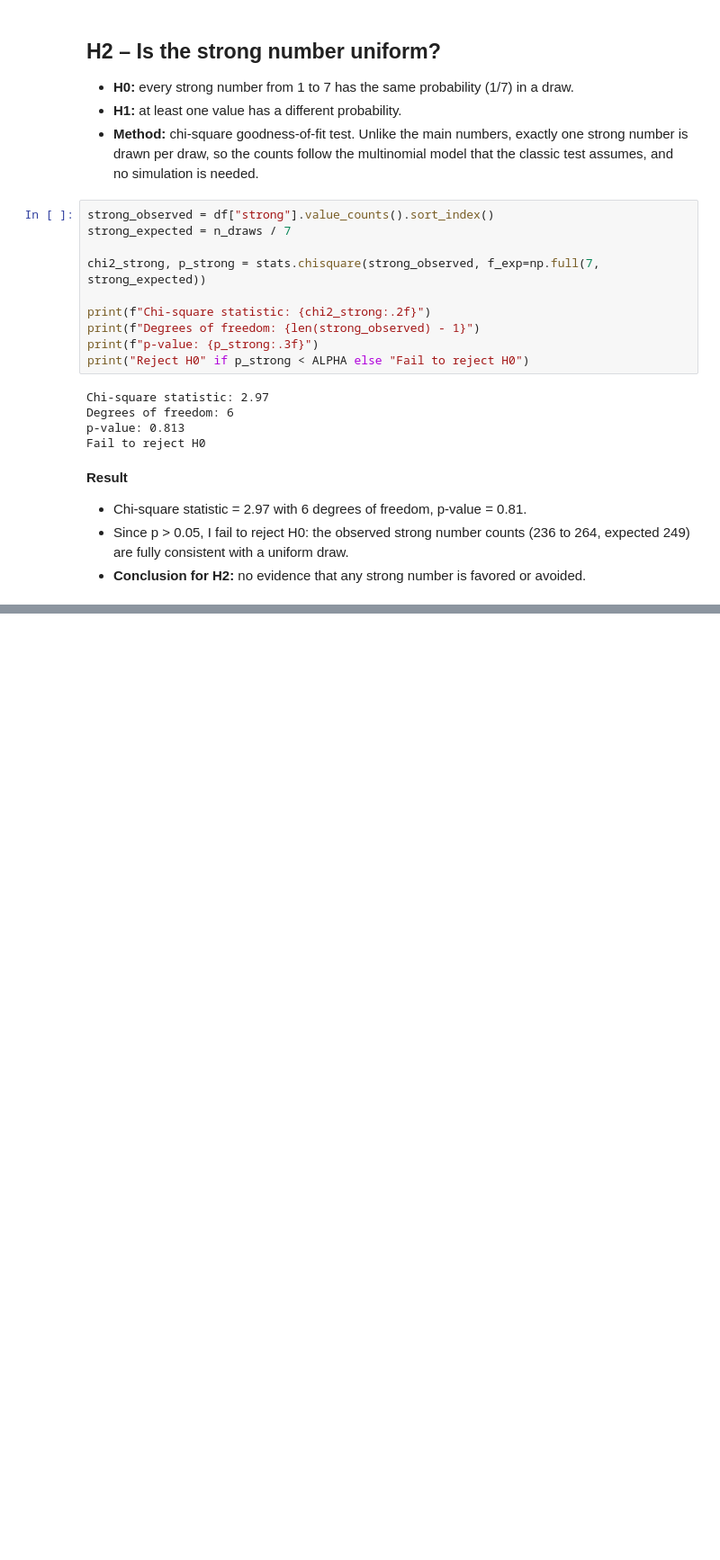
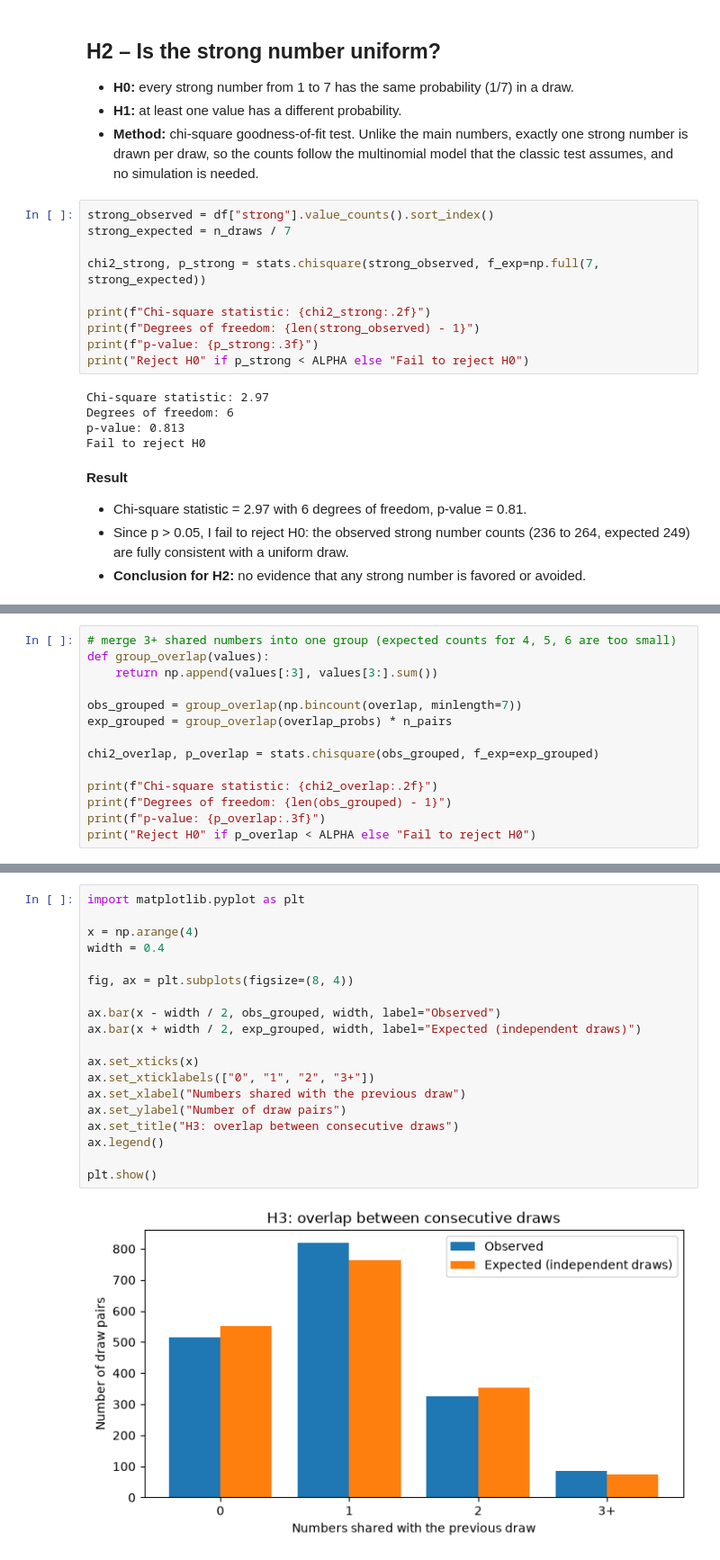
Before and after one commit to timbercodes/lottery-data-analysis, a Jupyter notebook: notebooks/03_hypothesis_tests.ipynb, the cells around one changed output, grey strips where cells are left out. Shown at 90% size. Saved outputs shown, nothing was run; the diff lists cells and outputs as text; blank space fills up the shorter version.

Commit message:
✨ Add H3 consecutive draw independence test

```diff
--- a/notebooks/03_hypothesis_tests.ipynb
+++ b/notebooks/03_hypothesis_tests.ipynb
@@ -127,0 +167,14 @@ Fail to reject H0
+# %%
+# merge 3+ shared numbers into one group (expected counts for 4, 5, 6 are too small)
+def group_overlap(values):
+    return np.append(values[:3], values[3:].sum())
+
+obs_grouped = group_overlap(np.bincount(overlap, minlength=7))
+exp_grouped = group_overlap(overlap_probs) * n_pairs
+
+chi2_overlap, p_overlap = stats.chisquare(obs_grouped, f_exp=exp_grouped)
+
+print(f"Chi-square statistic: {chi2_overlap:.2f}")
+print(f"Degrees of freedom: {len(obs_grouped) - 1}")
+print(f"p-value: {p_overlap:.3f}")
+print("Reject H0" if p_overlap < ALPHA else "Fail to reject H0")
@@ -127,0 +213,21 @@ Fail to reject H0
+# %%
+import matplotlib.pyplot as plt
+
+x = np.arange(4)
+width = 0.4
+
+fig, ax = plt.subplots(figsize=(8, 4))
+
+ax.bar(x - width / 2, obs_grouped, width, label="Observed")
+ax.bar(x + width / 2, exp_grouped, width, label="Expected (independent draws)")
+
+ax.set_xticks(x)
+ax.set_xticklabels(["0", "1", "2", "3+"])
+ax.set_xlabel("Numbers shared with the previous draw")
+ax.set_ylabel("Number of draw pairs")
+ax.set_title("H3: overlap between consecutive draws")
+ax.legend()
+
+plt.show()
+# %% [output]
+[figure, added]
```
Also changed, not shown: parts of 5 cells of this notebook.
